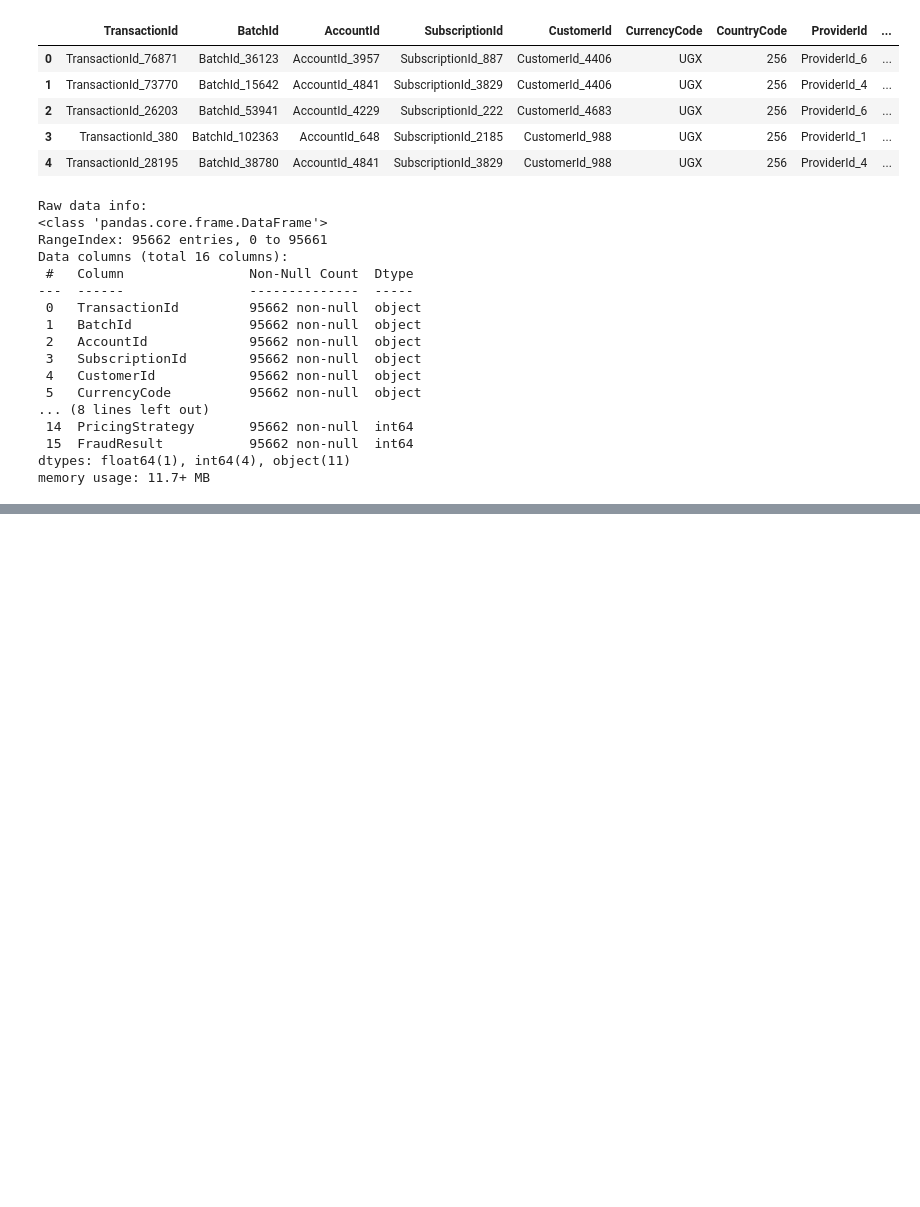
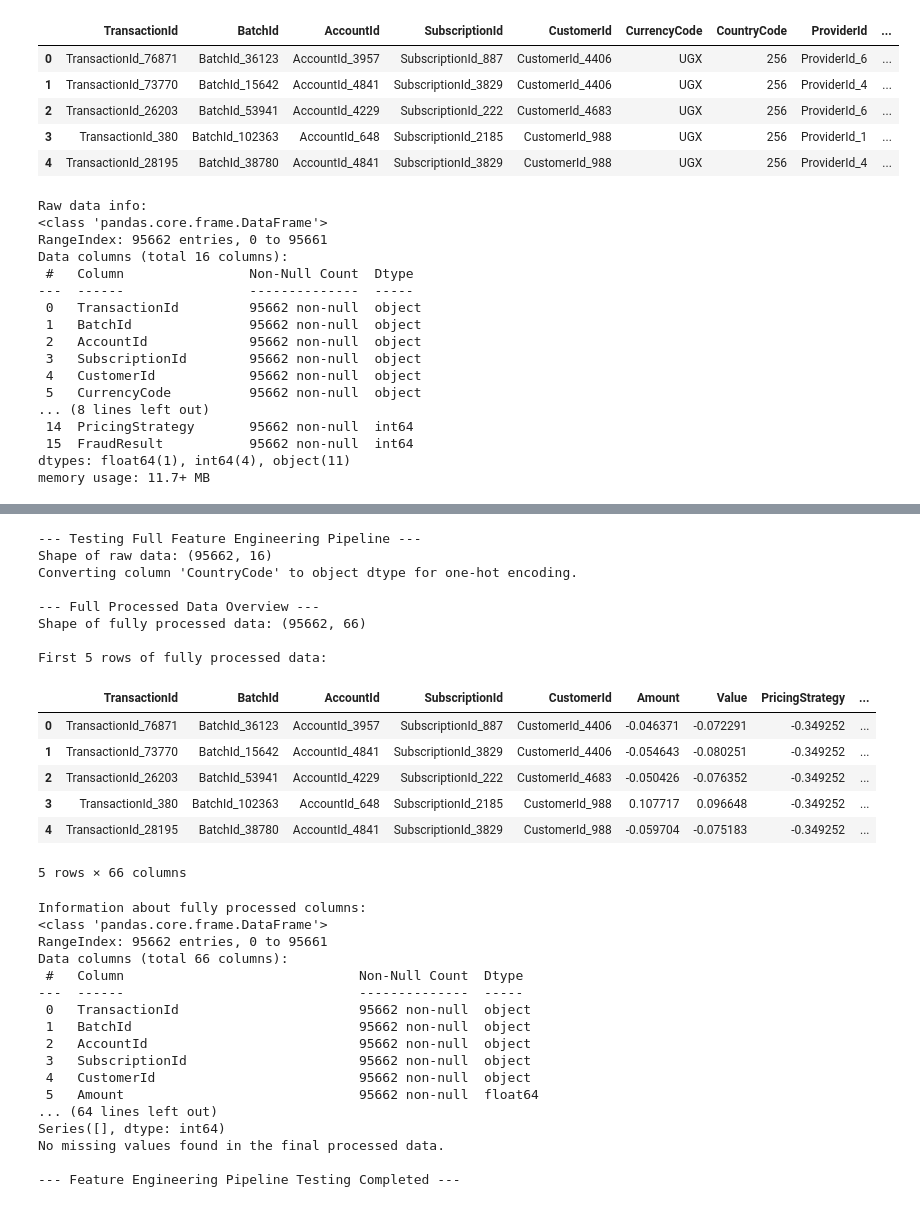
Before and after one commit to tigrem/Credit_Risk_Probability_Model, a Jupyter notebook: notebooks/test_feature_engineering_notebook.ipynb, the cells around one changed output, grey strips where cells are left out. Drawn from its saved outputs; the diff is of its cells as text; code cells hidden in the pictures; blank space fills up the shorter version.

```diff
--- a/notebooks/test_feature_engineering_notebook.ipynb
+++ b/notebooks/test_feature_engineering_notebook.ipynb
@@ -274,32 +397,65 @@ else:
 # Cell 10: Test Full Pipeline
 
 print("\n--- Testing Full Feature Engineering Pipeline ---")
 
+# It's good practice to ensure df_raw is loaded just before calling the full pipeline,
+df_raw = pd.read_csv(DATA_PATH)
 # Initialize the full pipeline
-# You can customize imputation strategy and encoding method here
 full_pipeline = create_feature_engineering_pipeline(
     numerical_imputation_strategy='mean',
     categorical_encoding_method='onehot'
 )
-
 # Apply the full pipeline to the raw data
 print(f"Shape of raw data: {df_raw.shape}")
 df_processed_full = full_pipeline.fit_transform(df_raw.copy()) # Use a fresh copy of the raw data
 
 print("\n--- Full Processed Data Overview ---")
 print(f"Shape of fully processed data: {df_processed_full.shape}")
 print("\nFirst 5 rows of fully processed data:")
 display(df_processed_full.head())
 print("\nInformation about fully processed columns:")
 df_processed_full.info()
 
 print("\n--- Final Check for Missing Values in Fully Processed Data ---")
 final_missing_values = df_processed_full.isnull().sum()
 final_missing_values = final_missing_values[final_missing_values > 0]
 print(final_missing_values)
 if final_missing_values.empty:
     print("No missing values found in the final processed data.")
 else:
     print("Warning: Missing values still present after full pipeline. Investigate columns listed above.")
 
 print("\n--- Feature Engineering Pipeline Testing Completed ---")
+# %% [output]
+--- Testing Full Feature Engineering Pipeline ---
+Shape of raw data: (95662, 16)
+Converting column 'CountryCode' to object dtype for one-hot encoding.
+
+--- Full Processed Data Overview ---
+Shape of fully processed data: (95662, 66)
+
+First 5 rows of fully processed data:
+|  | TransactionId | BatchId | AccountId | SubscriptionId | CustomerId | Amount | Value | PricingStrategy | ... |
+| 0 | TransactionId_76871 | BatchId_36123 | AccountId_3957 | SubscriptionId_887 | CustomerId_4406 | -0.046371 | -0.072291 | -0.349252 | ... |
+| 1 | TransactionId_73770 | BatchId_15642 | AccountId_4841 | SubscriptionId_3829 | CustomerId_4406 | -0.054643 | -0.080251 | -0.349252 | ... |
+| 2 | TransactionId_26203 | BatchId_53941 | AccountId_4229 | SubscriptionId_222 | CustomerId_4683 | -0.050426 | -0.076352 | -0.349252 | ... |
+| 3 | TransactionId_380 | BatchId_102363 | AccountId_648 | SubscriptionId_2185 | CustomerId_988 | 0.107717 | 0.096648 | -0.349252 | ... |
+| 4 | TransactionId_28195 | BatchId_38780 | AccountId_4841 | SubscriptionId_3829 | CustomerId_988 | -0.059704 | -0.075183 | -0.349252 | ... |
+5 rows × 66 columns
+Information about fully processed columns:
+<class 'pandas.core.frame.DataFrame'>
+RangeIndex: 95662 entries, 0 to 95661
+Data columns (total 66 columns):
+ #   Column                              Non-Null Count  Dtype
+---  ------                              --------------  -----
+ 0   TransactionId                       95662 non-null  object
+ 1   BatchId                             95662 non-null  object
+ 2   AccountId                           95662 non-null  object
+ 3   SubscriptionId                      95662 non-null  object
+ 4   CustomerId                          95662 non-null  object
+ 5   Amount                              95662 non-null  float64
+... (64 lines left out)
+Series([], dtype: int64)
+No missing values found in the final processed data.
+
+--- Feature Engineering Pipeline Testing Completed ---
```
Also changed, not shown: parts of 9 cells of this notebook, 1 other file.
